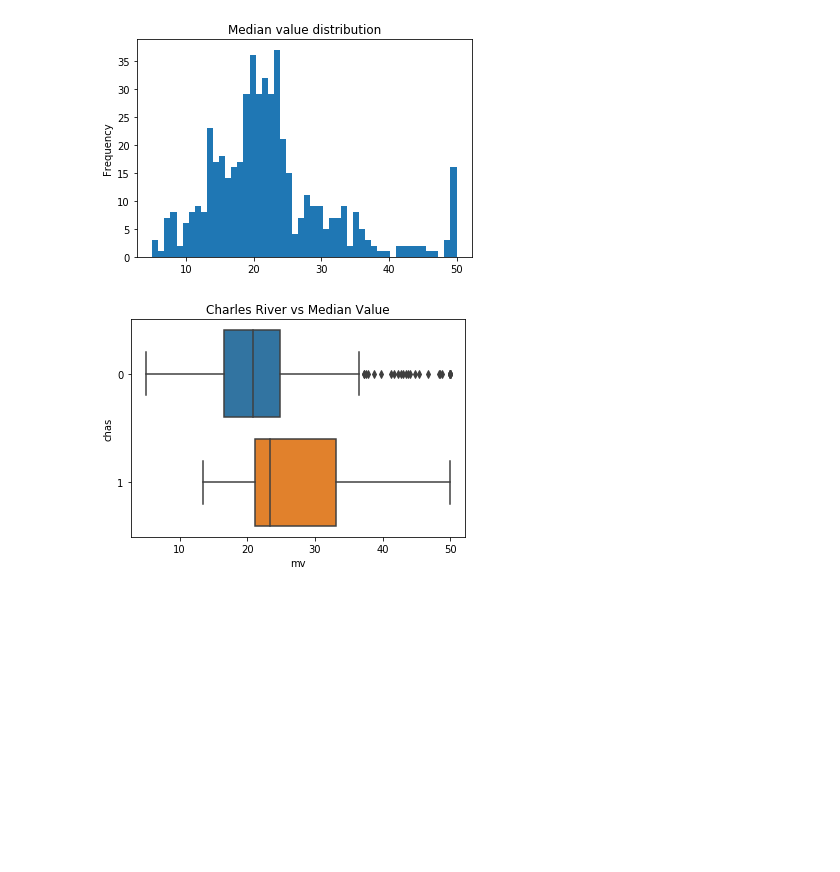
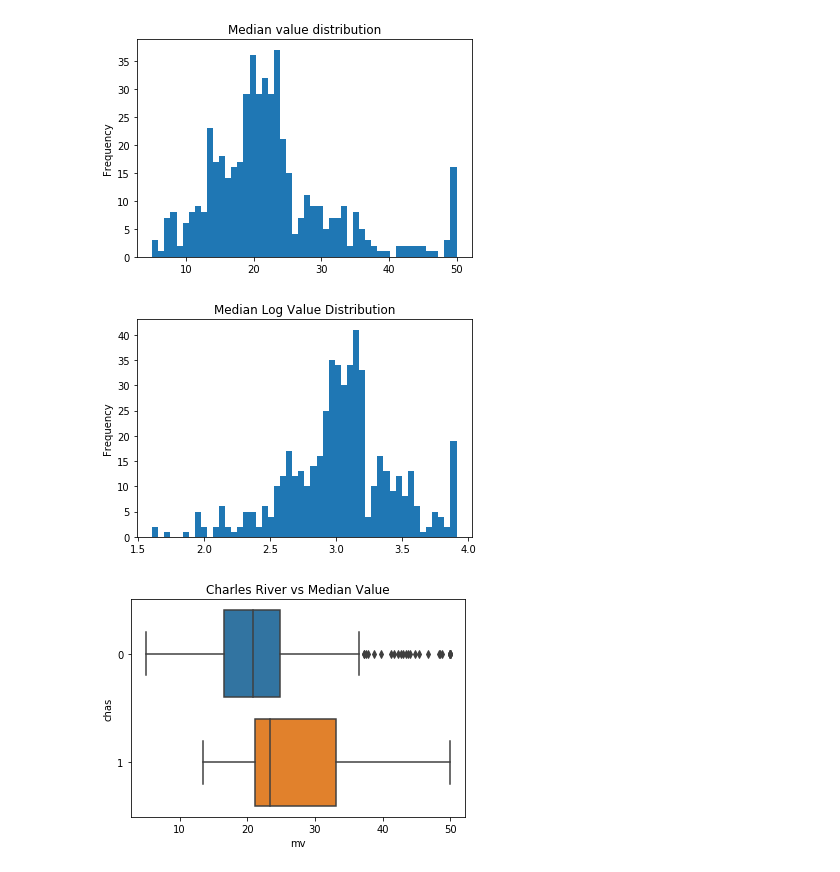
Before and after one commit to pallinimj/Boston-Housing, a Jupyter notebook: Boston Housing.ipynb, the cells around one changed output. Saved outputs shown, nothing was run; the diff lists cells and outputs as text; code cells hidden in the pictures; blank space fills up the shorter version.

```diff
--- a/Boston Housing.ipynb
+++ b/Boston Housing.ipynb
@@ -165,6 +53,15 @@ plt.savefig('Median Value Distribution.pdf',
 plt.show()
 # %% [output]
 [figure]
+# %%
+#distribution of the log of median home value
+log = np.log(boston['mv'])
+
+log.plot.hist(bins = 50)
+plt.title('Median Log Value Distribution')
+plt.show()
+# %% [output]
+[figure, added]
 # %%
 #does being by the river matter?
 sns.boxplot(x='mv',y='chas',data = boston, orient = 'h')
```
Also changed, not shown: parts of 75 cells of this notebook, 2 other files.
